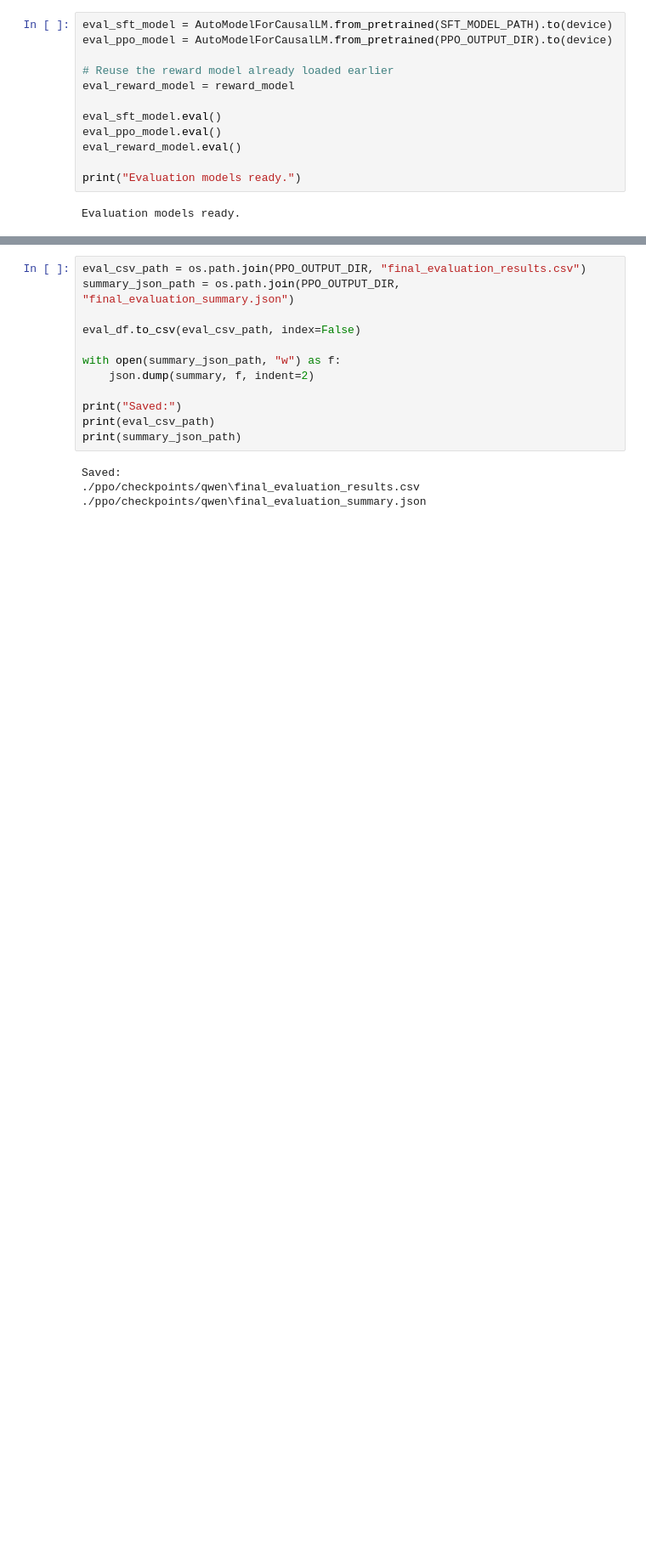
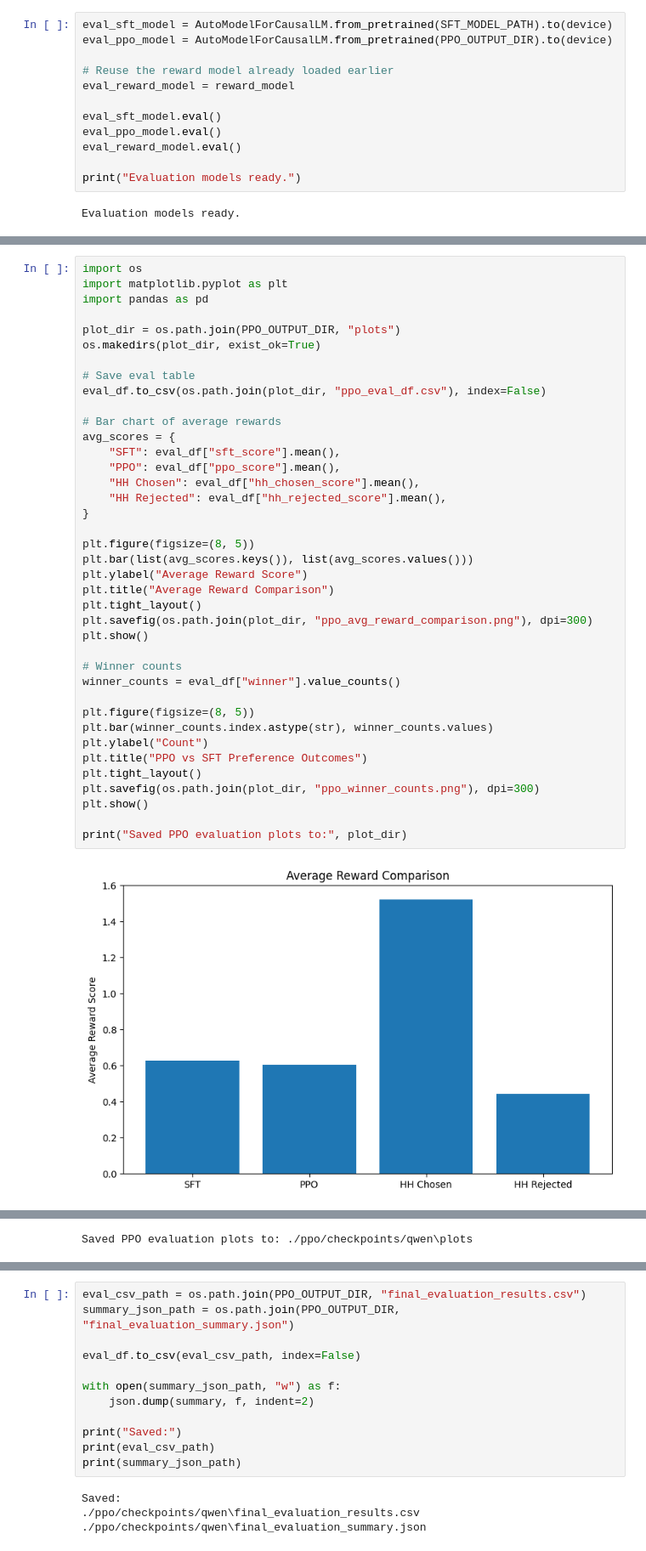
Before and after one commit to Samarth737/RLHF_Implementation, a Jupyter notebook: ppo/ppo_trl.ipynb, the cells around one changed output, grey strips where cells are left out. Shown at 85% size. Cells and saved outputs as stored; diff of their text form; blank space fills up the shorter version.

```diff
--- a/ppo/ppo_trl.ipynb
+++ b/ppo/ppo_trl.ipynb
@@ -500,0 +631,41 @@ summary
+# %%
+import os
+import matplotlib.pyplot as plt
+import pandas as pd
+
+plot_dir = os.path.join(PPO_OUTPUT_DIR, "plots")
+os.makedirs(plot_dir, exist_ok=True)
+
+# Save eval table
+eval_df.to_csv(os.path.join(plot_dir, "ppo_eval_df.csv"), index=False)
+
+# Bar chart of average rewards
+avg_scores = {
+    "SFT": eval_df["sft_score"].mean(),
+    "PPO": eval_df["ppo_score"].mean(),
+    "HH Chosen": eval_df["hh_chosen_score"].mean(),
+    "HH Rejected": eval_df["hh_rejected_score"].mean(),
+}
+
+plt.figure(figsize=(8, 5))
+plt.bar(list(avg_scores.keys()), list(avg_scores.values()))
+plt.ylabel("Average Reward Score")
+plt.title("Average Reward Comparison")
+plt.tight_layout()
+plt.savefig(os.path.join(plot_dir, "ppo_avg_reward_comparison.png"), dpi=300)
+plt.show()
+
+# Winner counts
+winner_counts = eval_df["winner"].value_counts()
+
+plt.figure(figsize=(8, 5))
+plt.bar(winner_counts.index.astype(str), winner_counts.values)
+plt.ylabel("Count")
+plt.title("PPO vs SFT Preference Outcomes")
+plt.tight_layout()
+plt.savefig(os.path.join(plot_dir, "ppo_winner_counts.png"), dpi=300)
+plt.show()
+
+print("Saved PPO evaluation plots to:", plot_dir)
+# %% [output]
+[figure, added]
@@ -501,3 +673,4 @@ summary
+Saved PPO evaluation plots to: ./ppo/checkpoints/qwen\plots
 # %%
 sample_cols = [
     "prompt",
```
Also changed, not shown: parts of 12 cells of this notebook, 4 other files.
